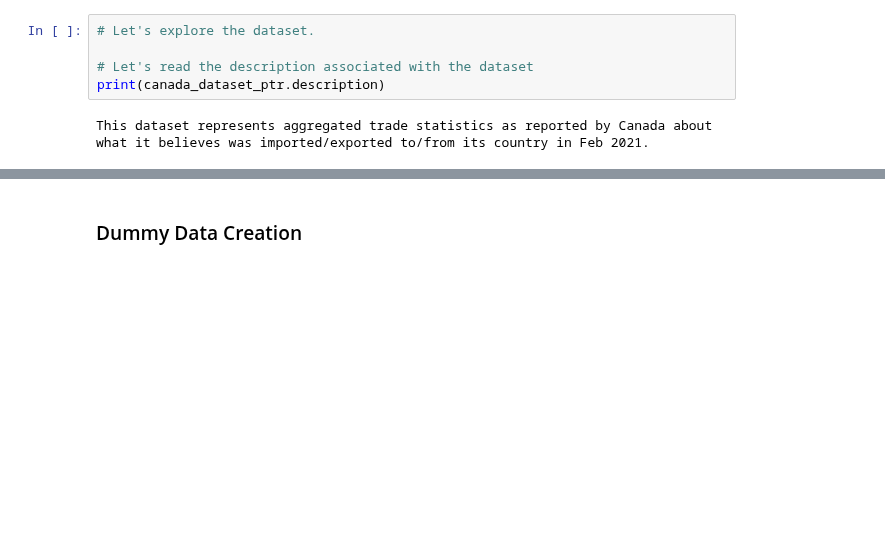
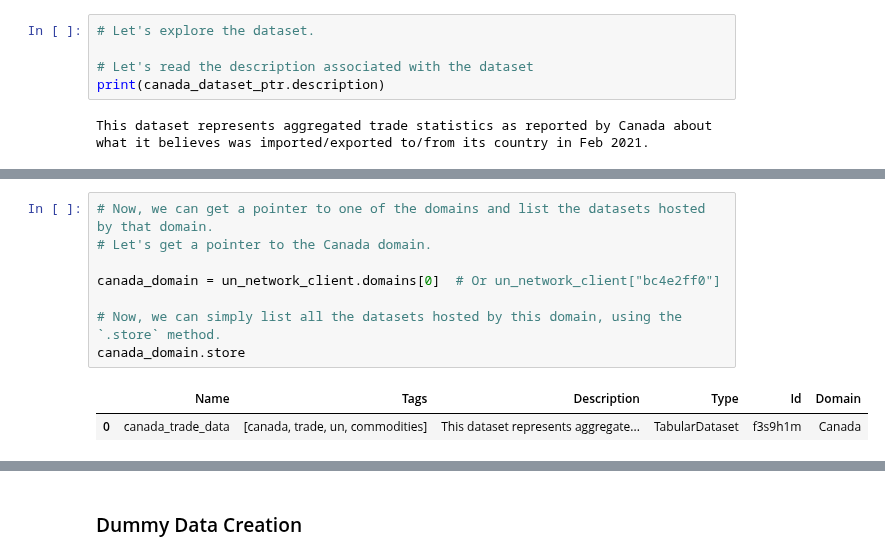
Before and after one commit to OpenMined/syft, a Jupyter notebook: notebooks/trade_demo/Part 2 -Search for relevant data across a network.ipynb, the cells around one changed output, grey strips where cells are left out. Cells and saved outputs as stored; diff of their text form; blank space fills up the shorter version.

```diff
--- a/notebooks/trade_demo/Part 2 -Search for relevant data across a network.ipynb
+++ b/notebooks/trade_demo/Part 2 -Search for relevant data across a network.ipynb
@@ -222,0 +235,11 @@ This dataset represents aggregated trade statistics as reported by Canada about
+# %%
+# Now, we can get a pointer to one of the domains and list the datasets hosted by that domain.
+# Let's get a pointer to the Canada domain.
+
+canada_domain = un_network_client.domains[0]  # Or un_network_client["bc4e2ff0"]
+
+# Now, we can simply list all the datasets hosted by this domain, using the `.store` method.
+canada_domain.store
+# %% [output]
+|  | Name | Tags | Description | Type | Id | Domain |
+| 0 | canada_trade_data | [canada, trade, un, commodities] | This dataset represents aggregate... | TabularDataset | f3s9h1m | Canada |
```
Also changed, not shown: parts of 10 cells of this notebook, 1 other file.
